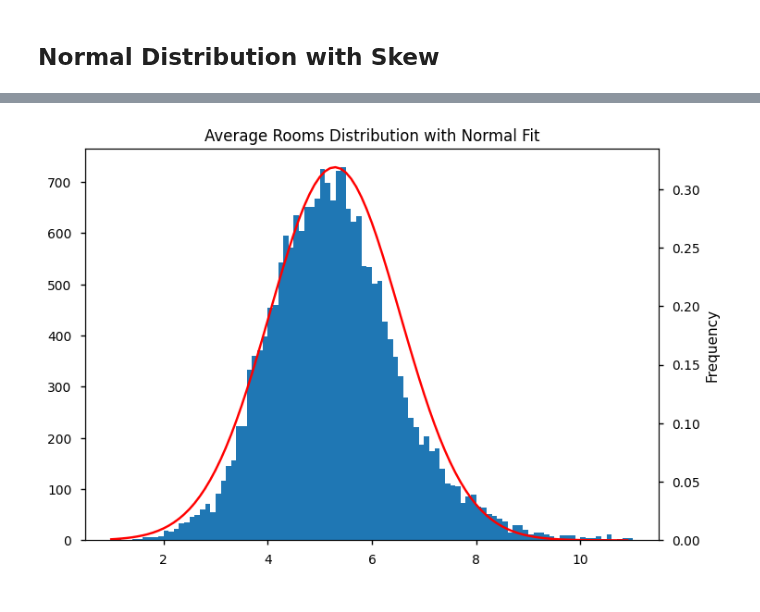
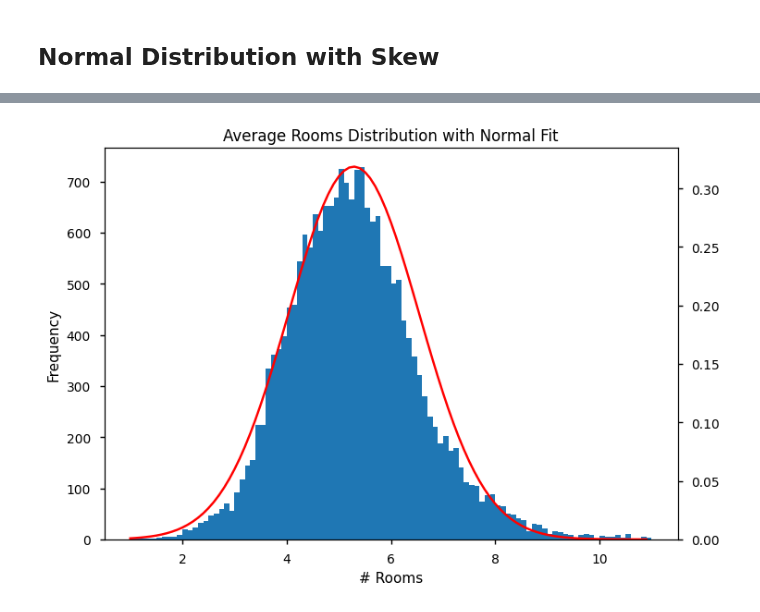
Before and after one commit to punitarani/MAT-494, a Jupyter notebook: 2.2 Probability Distribution.ipynb, the cells around one changed output, grey strips where cells are left out. Saved outputs shown, nothing was run; the diff lists cells and outputs as text; code cells hidden in the pictures.

```diff
--- a/2.2 Probability Distribution.ipynb
+++ b/2.2 Probability Distribution.ipynb
@@ -340,27 +340,27 @@ plt.show()
 # %%
 ara, arb = 1, 11
 
 AveRooms_vals = chdf[chdf["AveRooms"].between(ara, arb)]["AveRooms"]
 AveRooms_mean = np.mean(AveRooms_vals)
 AveRooms_std = np.std(AveRooms_vals)
 AveRooms_skew = np.std(AveRooms_vals)
 
 AveRooms_skewed_vals_probs = [
     solve_norm_pdf(AveRooms_mean, AveRooms_std, val*(arb-ara)/100+1)
     for val in range(0, 100)
 ]
 
 ars_fig, ars_ax = plt.subplots()
 
 ars_ax.hist(AveRooms_vals, bins=100)
 
 ars_ax2 = ars_ax.twinx()
 ars_ax2.plot([val*(arb-ara)/100+1 for val in range(0, 100)], AveRooms_skewed_vals_probs, color="red")
 ars_ax2.set_ylim(bottom=0)
 
-plt.title("Average Rooms Distribution with Normal Fit")
-plt.xlabel("# Rooms")
-plt.ylabel("Frequency")
+ars_ax.set_title("Average Rooms Distribution with Normal Fit")
+ars_ax.set_xlabel("# Rooms")
+ars_ax.set_ylabel("Frequency")
 plt.show()
 # %% [output]
-[figure, old version]
+[figure, new version]
```
Also changed, not shown: parts of 2 cells of this notebook.
